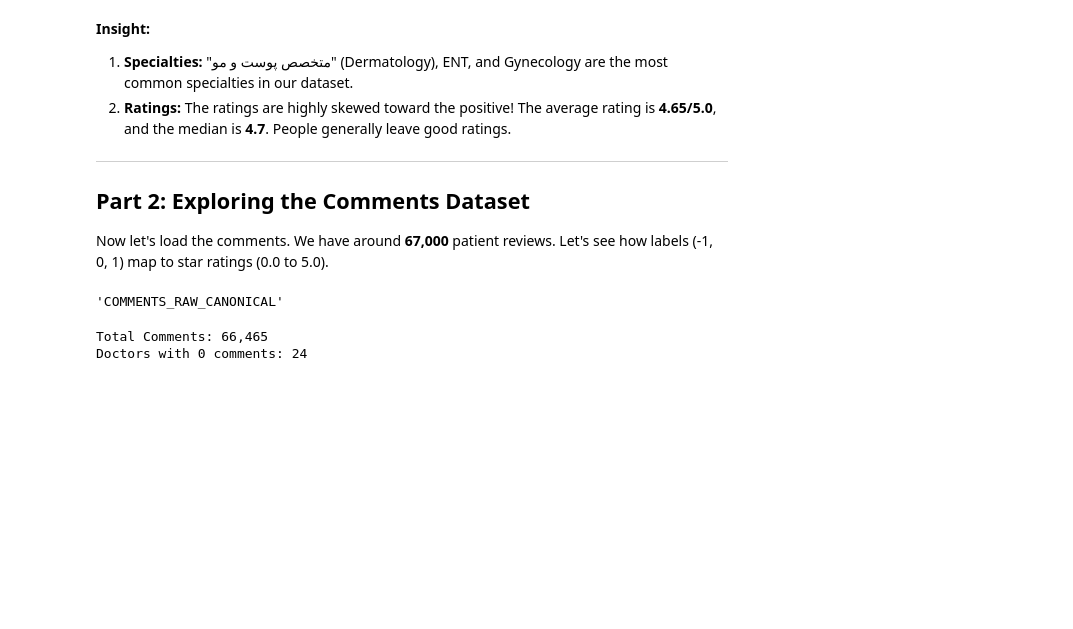
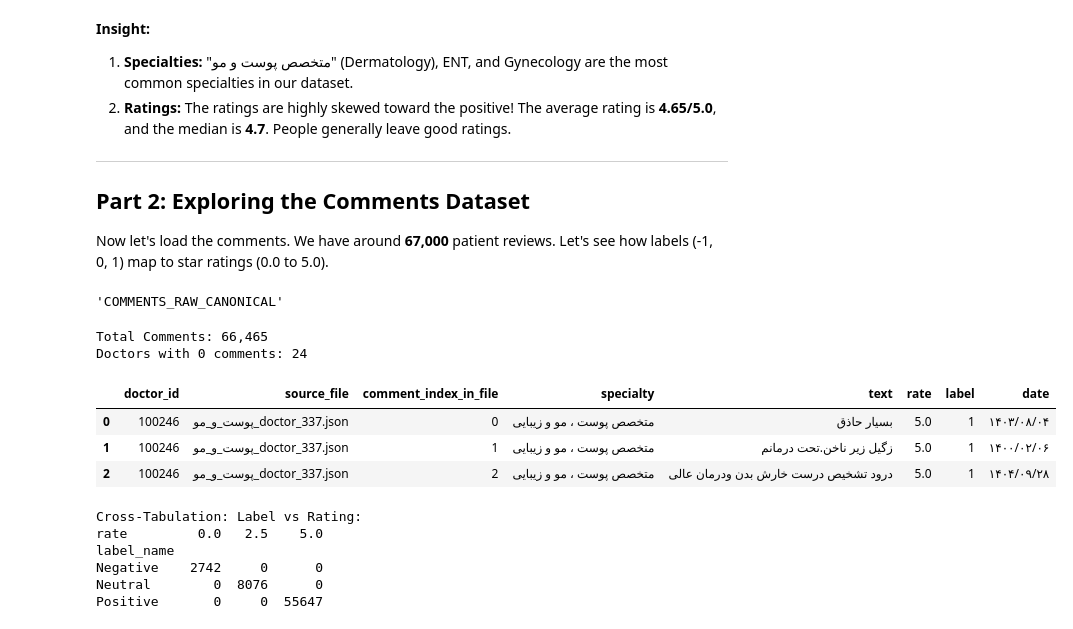
Before and after one commit to Mohsenmohebbi1993/AI-BOOTCAMP, a Jupyter notebook: notebooks/Training & Education/25. NLP - EDA.ipynb, the cells around one changed output. Drawn from its saved outputs; the diff is of its cells as text; code cells hidden in the pictures; blank space fills up the shorter version.

```diff
--- a/notebooks/Training & Education/25. NLP - EDA.ipynb
+++ b/notebooks/Training & Education/25. NLP - EDA.ipynb
@@ -151,3 +151,26 @@ print(f"Doctors with 0 comments: {len(df_doctors) - df_comments['doctor_id'].nun
 # %% [output]
 Total Comments: 66,465
 Doctors with 0 comments: 24
+# %%
+df_comments.head(3)
+# %% [output]
+|  | doctor_id | source_file | comment_index_in_file | specialty | text | rate | label | date |
+| 0 | 100246 | پوست_و_مو_doctor_337.json | 0 | متخصص پوست ، مو و زیبایی | بسیار حاذق | 5.0 | 1 | ۱۴۰۳/۰۸/۰۴ |
+| 1 | 100246 | پوست_و_مو_doctor_337.json | 1 | متخصص پوست ، مو و زیبایی | زگیل زیر ناخن.تحت درمانم | 5.0 | 1 | ۱۴۰۰/۰۲/۰۶ |
+| 2 | 100246 | پوست_و_مو_doctor_337.json | 2 | متخصص پوست ، مو و زیبایی | درود تشخیص درست خارش بدن ودرمان عالی | 5.0 | 1 | ۱۴۰۴/۰۹/۲۸ |
+# %%
+# Map labels to readable names
+label_map = {-1: "Negative", 0: "Neutral", 1: "Positive"}
+df_comments['label_name'] = df_comments['label'].map(label_map)
+
+# Let's cross-tabulate Label vs. Rating
+label_rate_ct = pd.crosstab(df_comments['label_name'], df_comments['rate'])
+print("\nCross-Tabulation: Label vs Rating:")
+print(label_rate_ct)
+# %% [output]
+Cross-Tabulation: Label vs Rating:
+rate         0.0   2.5    5.0
+label_name
+Negative    2742     0      0
+Neutral        0  8076      0
+Positive       0     0  55647
```
Also changed, not shown: parts of 1 cell of this notebook.
